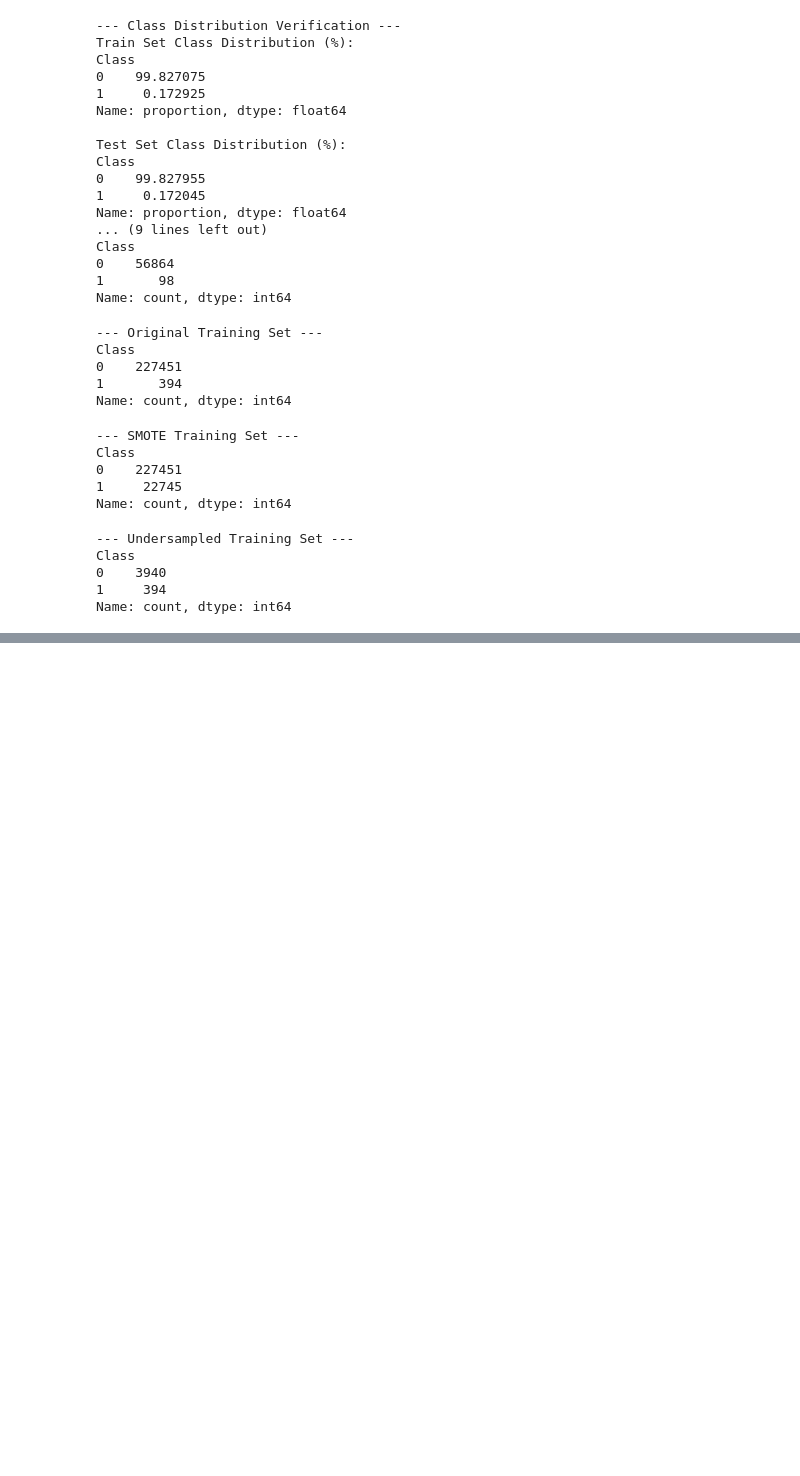
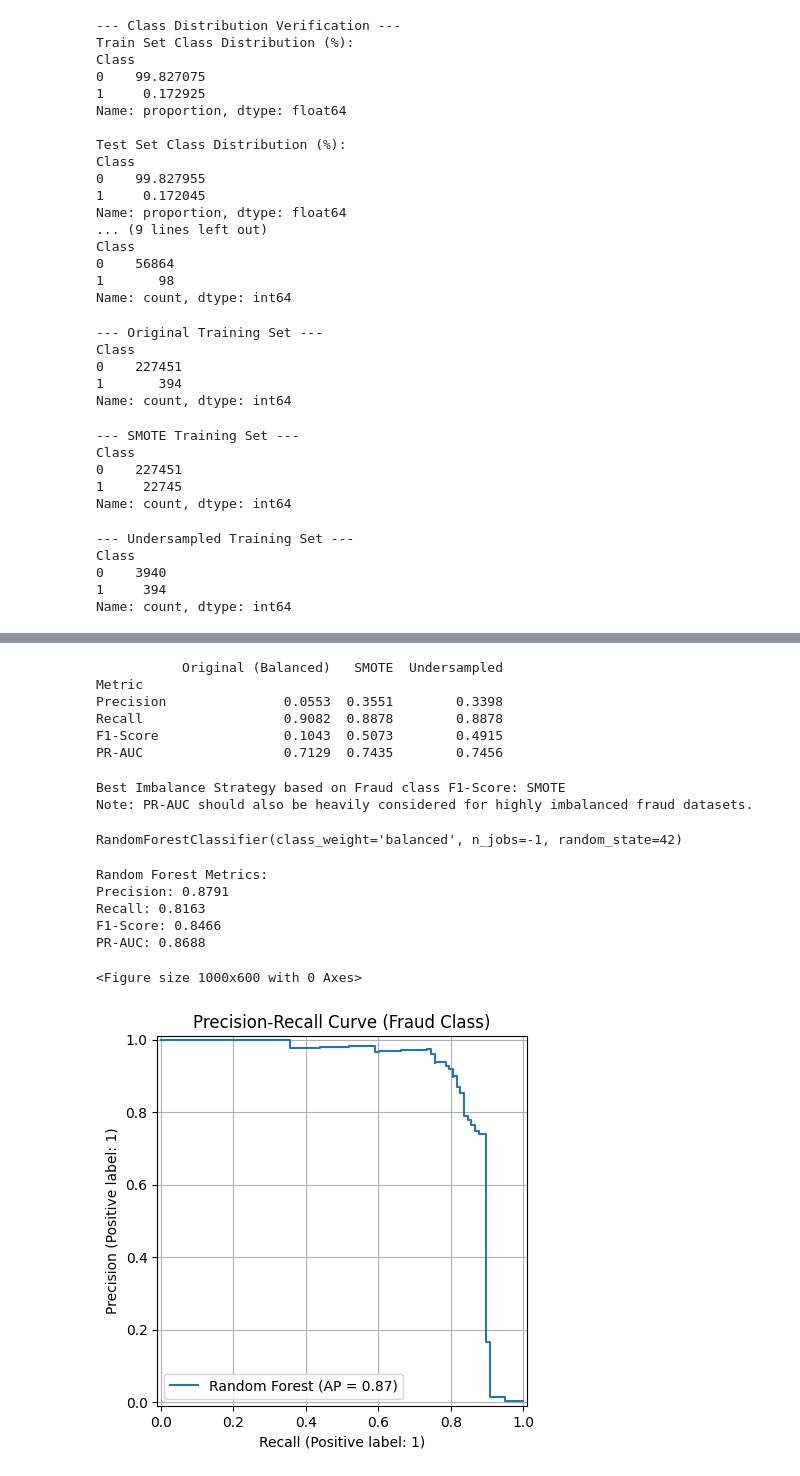
Before and after one commit to Parth-M-M/Rnw, a Jupyter notebook: algorithms/Superviced learning/practical exam/practicalexam.ipynb, the cells around one changed output, grey strips where cells are left out. Cells and saved outputs as stored; diff of their text form; code cells hidden in the pictures; blank space fills up the shorter version.

```diff
--- a/algorithms/Superviced learning/practical exam/practicalexam.ipynb
+++ b/algorithms/Superviced learning/practical exam/practicalexam.ipynb
@@ -291,0 +274,57 @@ Undersampled                   0.3398  0.8878    0.4915  0.7456
+# %%
+import pandas as pd
+data = {'Metric': ['Precision', 'Recall', 'F1-Score', 'PR-AUC'],
+        'Original (Balanced)': [p_orig, r_orig, f_orig, ap_orig],
+        'SMOTE': [p_smote, r_smote, f_smote, ap_smote],
+        'Undersampled': [p_under, r_under, f_under, ap_under]}
+print(pd.DataFrame(data).set_index('Metric').round(4))
+# %% [output]
+           Original (Balanced)   SMOTE  Undersampled
+Metric
+Precision               0.0553  0.3551        0.3398
+Recall                  0.9082  0.8878        0.8878
+F1-Score                0.1043  0.5073        0.4915
+PR-AUC                  0.7129  0.7435        0.7456
+# %%
+
+f1_scores = {'Original (Balanced)': f_orig, 'SMOTE': f_smote, 'Undersampled': f_under}
+
+best_strategy = max(f1_scores, key=f1_scores.get)
+
+print(f"Best Imbalance Strategy based on Fraud class F1-Score: {best_strategy}")
+
+print("Note: PR-AUC should also be heavily considered for highly imbalanced fraud datasets.")
+# %% [output]
+Best Imbalance Strategy based on Fraud class F1-Score: SMOTE
+Note: PR-AUC should also be heavily considered for highly imbalanced fraud datasets.
+# %%
+from sklearn.ensemble import RandomForestClassifier
+
+rf_model = RandomForestClassifier(n_estimators=100, class_weight='balanced', random_state=42, n_jobs=-1)
+rf_model.fit(X_smote, y_smote)
+# %% [output]
+RandomForestClassifier(class_weight='balanced', n_jobs=-1, random_state=42)
+# %%
+from sklearn.metrics import precision_recall_fscore_support, average_precision_score
+
+rf_preds, rf_probs = rf_model.predict(X_test), rf_model.predict_proba(X_test)[:, 1]
+p_rf, r_rf, f_rf, _ = precision_recall_fscore_support(y_test, rf_preds, pos_label=1, average='binary')
+prauc_rf = average_precision_score(y_test, rf_probs)
+
+print(f"Random Forest Metrics:\nPrecision: {p_rf:.4f}\nRecall: {r_rf:.4f}\nF1-Score: {f_rf:.4f}\nPR-AUC: {prauc_rf:.4f}")
+# %% [output]
+Random Forest Metrics:
+Precision: 0.8791
+Recall: 0.8163
+F1-Score: 0.8466
+PR-AUC: 0.8688
+# %%
+from sklearn.metrics import PrecisionRecallDisplay
+plt.figure(figsize=(10, 6))
+PrecisionRecallDisplay.from_predictions(y_test, rf_probs, name="Random Forest")
+plt.title("Precision-Recall Curve (Fraud Class)")
+plt.grid(True)
+plt.show()
+# %% [output]
+<Figure size 1000x600 with 0 Axes>
+[figure, added]
```
Also changed, not shown: parts of 13 cells of this notebook.
